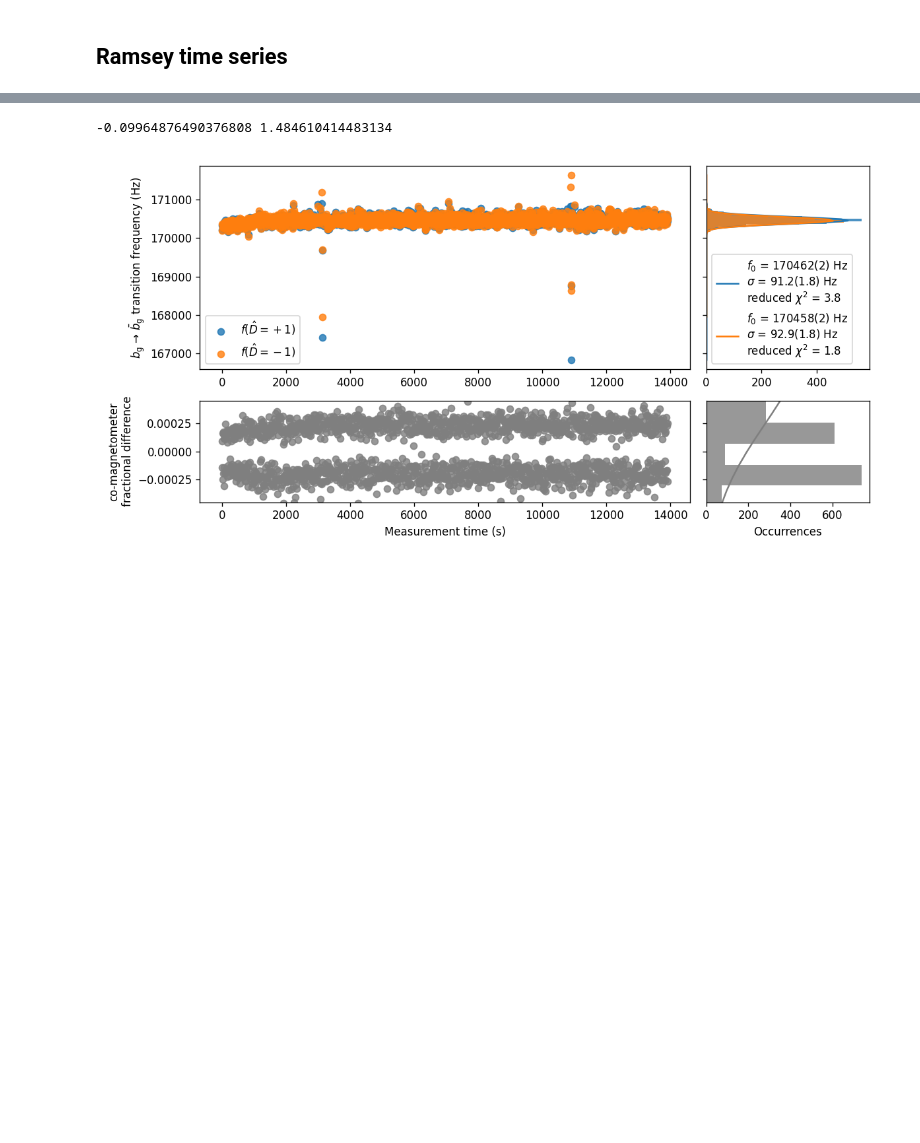
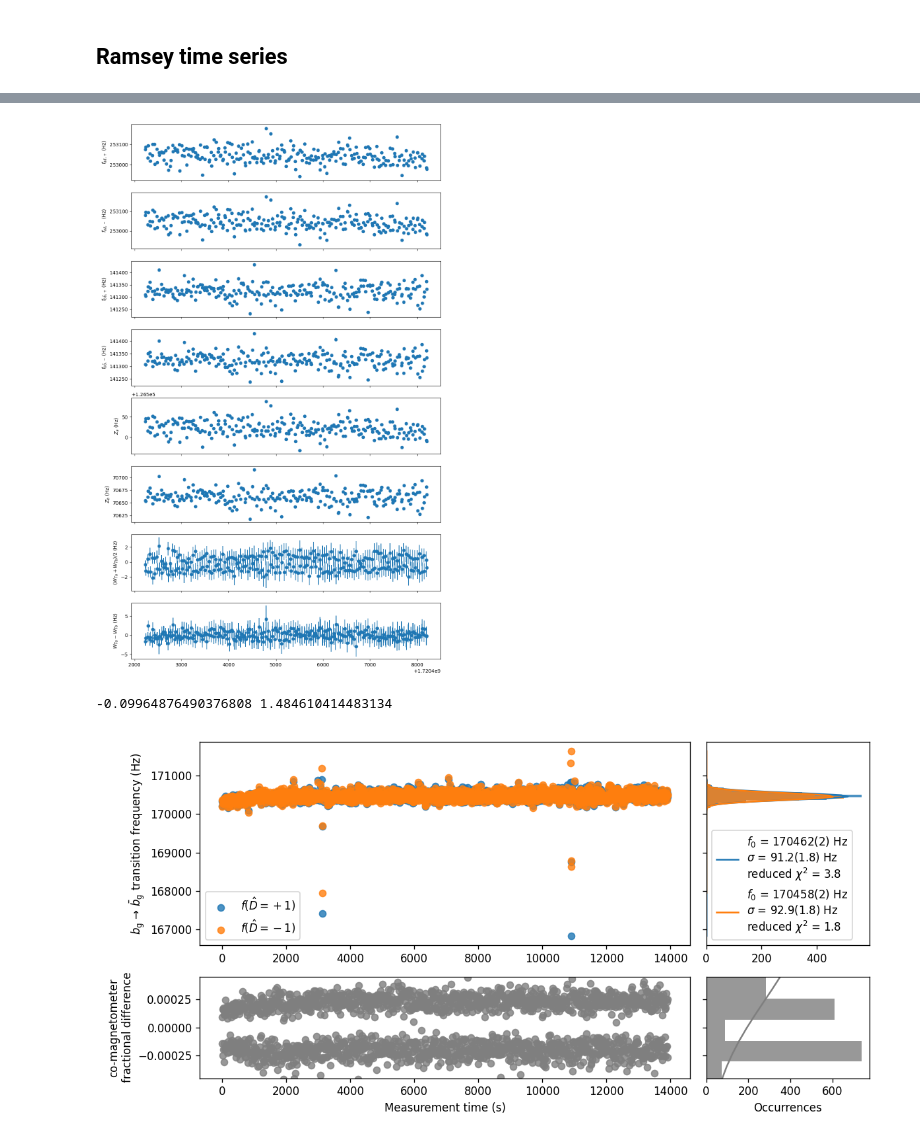
Before and after one commit to vuthalab/onix, a Jupyter notebook: analysis/lf_spectroscopy_long_term.ipynb, the cells around one changed output, grey strips where cells are left out. Cells and saved outputs as stored; diff of their text form; code cells hidden in the pictures; blank space fills up the shorter version.

```diff
--- a/analysis/lf_spectroscopy_long_term.ipynb
+++ b/analysis/lf_spectroscopy_long_term.ipynb
@@ -567,3 +259,0 @@ pandas.DataFrame.from_dict(all_combined_results).to_csv("July_8_comagnetometer.c
-# %%
-with open("July_8_comagnetometer.csv", "r") as f:
-    all_results = pandas.read_csv(f)
@@ -570,3 +334,44 @@ with open("July_8_comagnetometer.csv", "r") as f:
+# %%
+results, col_indices = combine_polarization_data(all_results)
+# %%
+a_mask = results[:, col_indices["state"]] == "a"
+b_mask = results[:, col_indices["state"]] == "b"
+
+start_times_a = results[a_mask, col_indices["start_time"]]
+start_times_b = results[b_mask, col_indices["start_time"]]
+f_p_a = results[a_mask, col_indices["f+"]]
+f_m_a = results[a_mask, col_indices["f-"]]
+f_p_b = results[b_mask, col_indices["f+"]]
+f_m_b = results[b_mask, col_indices["f-"]]
+
+Z_a = results[a_mask, col_indices["Z"]]
+Z_b = results[b_mask, col_indices["Z"]]
+W_T_a = results[a_mask, col_indices["W_T"]]
+W_T_b = results[b_mask, col_indices["W_T"]]
+
+#W_T_aa_p =
+# %%
+fig, axs = plt.subplots(8, 1, sharex=True, figsize=(10, 16))
+
+errorbar_args = {"fmt": "o", "ls": "none"}
+
+axs[0].set_ylabel("$f_{a\\bar{a}, +}$ (Hz)")
+axs[1].set_ylabel("$f_{a\\bar{a}, -}$ (Hz)")
+axs[2].set_ylabel("$f_{b\\bar{b}, +}$ (Hz)")
+axs[3].set_ylabel("$f_{b\\bar{b}, -}$ (Hz)")
+axs[4].set_ylabel("$Z_a$ (Hz)")
+axs[5].set_ylabel("$Z_b$ (Hz)")
+axs[6].set_ylabel("$(W_{Ta} + W_{Tb}) / 2$ (Hz)")
+axs[7].set_ylabel("$W_{Ta} - W_{Tb}$ (Hz)")
+for kk, d in enumerate([f_p_a, f_m_a, f_p_b, f_m_b, Z_a, Z_b, (W_T_a + W_T_b) / 2, W_T_a - W_T_b]):
+    axs[kk].errorbar(
+        start_times_a, unumpy.nominal_values(d), unumpy.std_devs(d),
+        **errorbar_args
+    )
+plt.tight_layout()
+plt.show()
+# %% [output]
+[figure, added]
 # %%
 def gaussian(f, f0, sigma, a, c):
     return a * np.exp(-(f-f0)**2 / (2 * sigma**2)) + c
```
Also changed, not shown: parts of 12 cells of this notebook.
